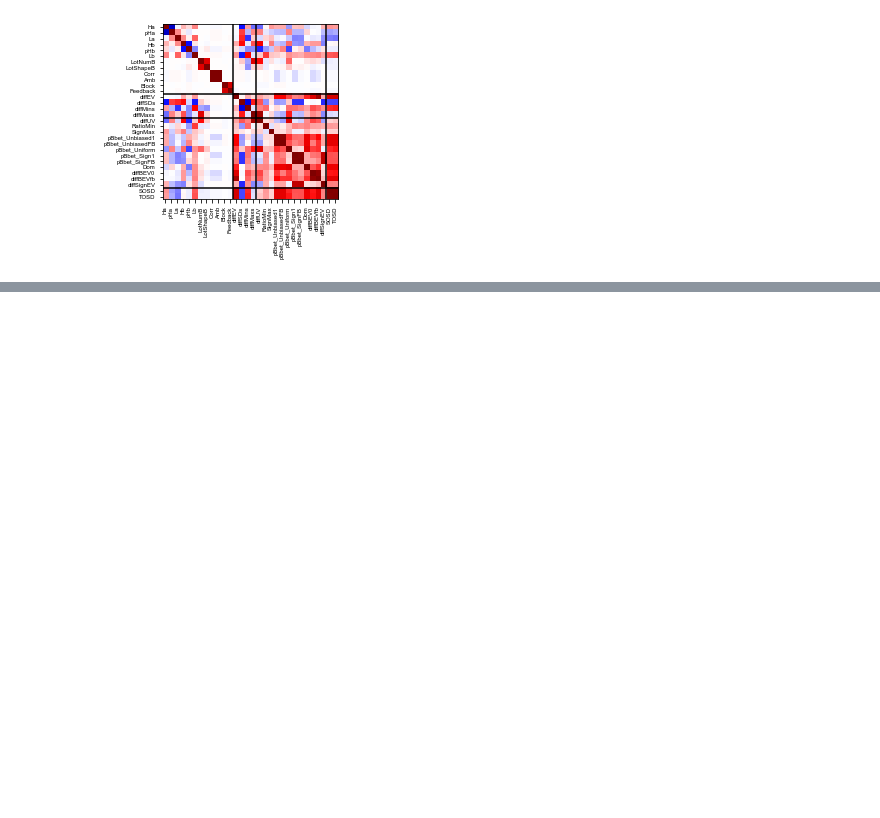
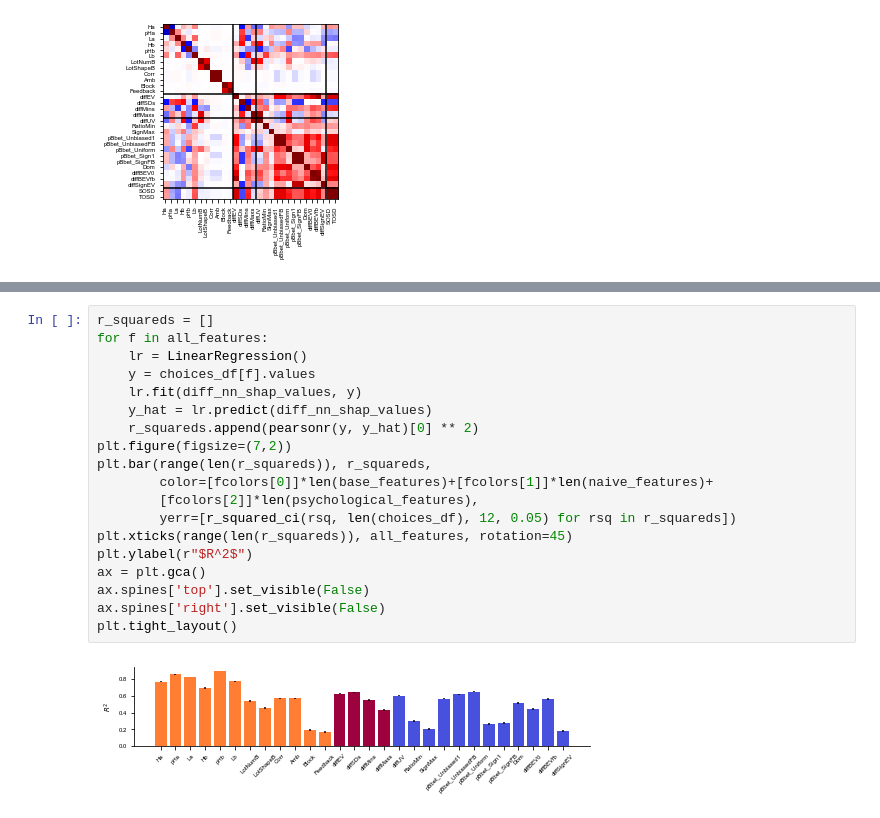
Before and after one commit to RothkopfLab/DatasetBias, a Jupyter notebook: Analysis.ipynb, the cells around one changed output, grey strips where cells are left out. Cells and saved outputs as stored; diff of their text form; blank space fills up the shorter version.

```diff
--- a/Analysis.ipynb
+++ b/Analysis.ipynb
@@ -178,0 +200,21 @@ plt.tight_layout()
+# %%
+r_squareds = []
+for f in all_features:
+    lr = LinearRegression()
+    y = choices_df[f].values
+    lr.fit(diff_nn_shap_values, y)
+    y_hat = lr.predict(diff_nn_shap_values)
+    r_squareds.append(pearsonr(y, y_hat)[0] ** 2)
+plt.figure(figsize=(7,2))
+plt.bar(range(len(r_squareds)), r_squareds,
+        color=[fcolors[0]]*len(base_features)+[fcolors[1]]*len(naive_features)+
+        [fcolors[2]]*len(psychological_features),
+        yerr=[r_squared_ci(rsq, len(choices_df), 12, 0.05) for rsq in r_squareds])
+plt.xticks(range(len(r_squareds)), all_features, rotation=45)
+plt.ylabel(r"$R^2$")
+ax = plt.gca()
+ax.spines['top'].set_visible(False)
+ax.spines['right'].set_visible(False)
+plt.tight_layout()
+# %% [output]
+[figure, added]
```
Also changed, not shown: parts of 3 cells of this notebook, 2 other files.
